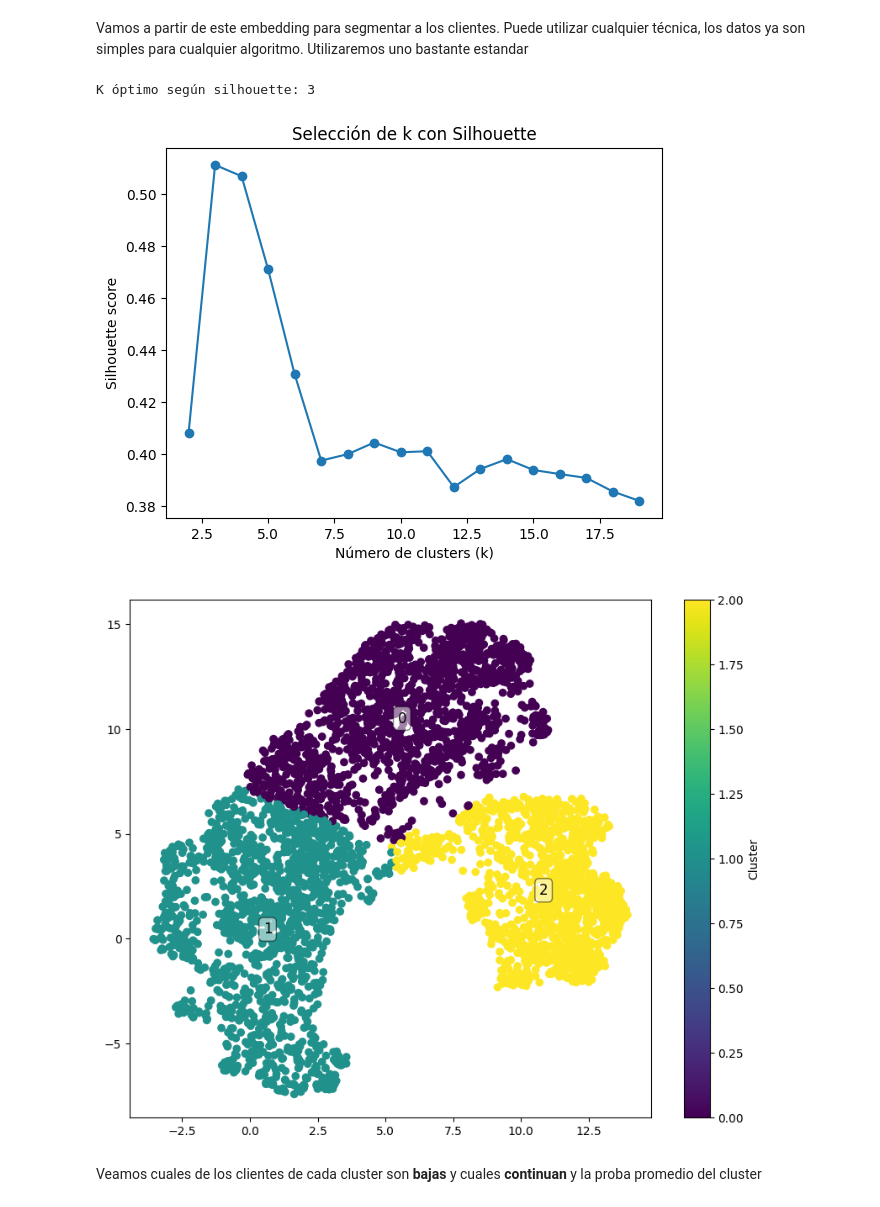
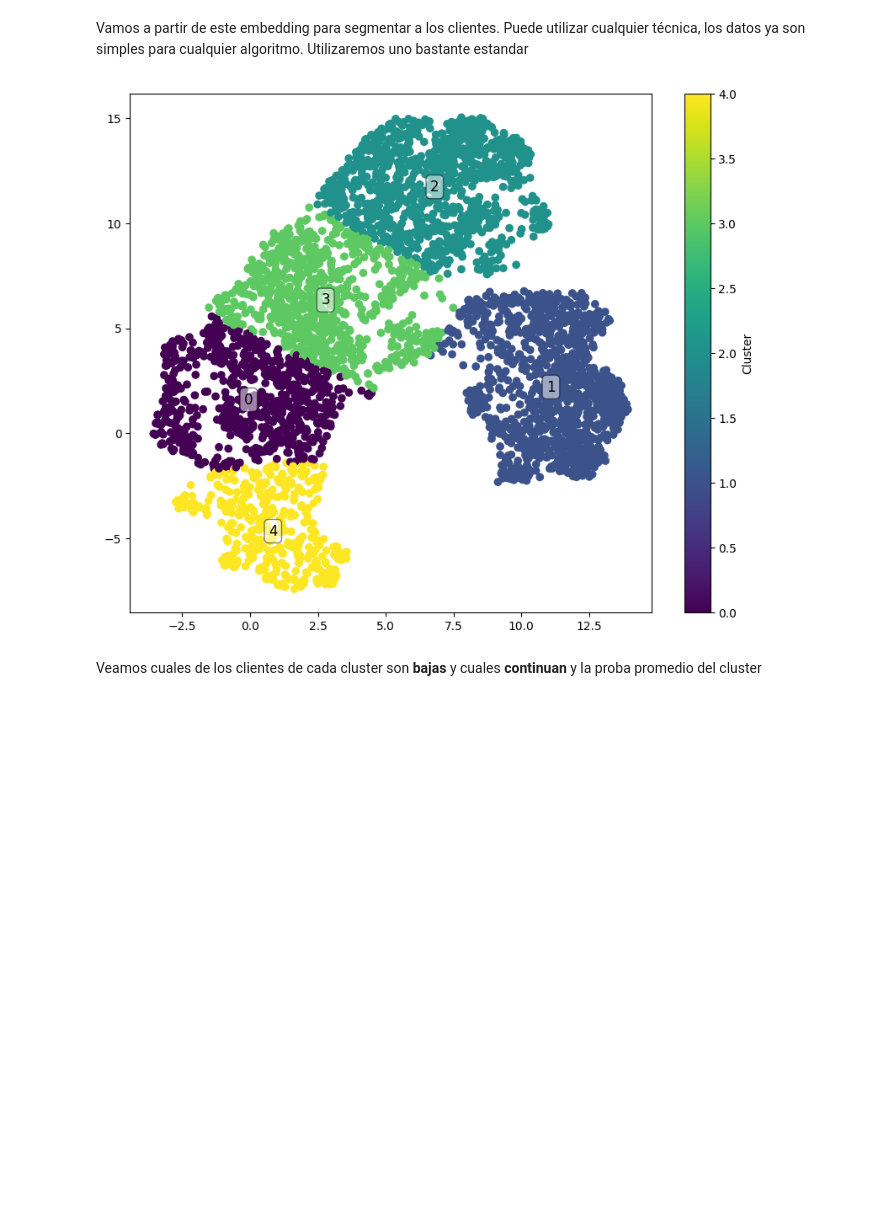
Before and after one commit to facusm/proyecto_churn_machine_learning, a Jupyter notebook: notebooks/segmentacion.ipynb, the cells around one changed output. Cells and saved outputs as stored; diff of their text form; code cells hidden in the pictures; blank space fills up the shorter version.

```diff
--- a/notebooks/segmentacion.ipynb
+++ b/notebooks/segmentacion.ipynb
@@ -174,53 +178,25 @@ plt.show()
 # %% [markdown]
 Vamos a partir de este embedding para segmentar a los clientes. Puede utilizar cualquier técnica, los datos ya son simples para cualquier algoritmo. Utilizaremos uno bastante estandar
 # %%
-import numpy as np
-import matplotlib.pyplot as plt
 from sklearn.cluster import KMeans
-from sklearn.metrics import silhouette_score
 
-# rango de k a evaluar
-K_range = range(2, 20)
-
-silhouette_scores = []
-
-for k in K_range:
-    kmeans = KMeans(n_clusters=k, random_state=semilla, n_init=10)
-    clusters = kmeans.fit_predict(embedding_rf)
-    score = silhouette_score(embedding_rf, clusters)
-    silhouette_scores.append(score)
-
-# elegir k óptimo
-k_opt = K_range[np.argmax(silhouette_scores)]
-print(f"K óptimo según silhouette: {k_opt}")
-
-# entrenar con el k óptimo
-kmeans = KMeans(n_clusters=k_opt, random_state=semilla, n_init=10)
+kmeans = KMeans(n_clusters=5, random_state=17, n_init=10)
 clusters = kmeans.fit_predict(embedding_rf)
 
-# graficar silhouette vs k
-plt.plot(K_range, silhouette_scores, marker='o')
-plt.xlabel("Número de clusters (k)")
-plt.ylabel("Silhouette score")
-plt.title("Selección de k con Silhouette")
-plt.show()
 
-# graficar clusters en el embedding
 plt.figure(figsize=(10, 8))
 plt.scatter(embedding_rf[:, 0], embedding_rf[:, 1], c=clusters, cmap='viridis')
 plt.colorbar(label='Cluster')
 
 for cluster_label in sorted(np.unique(clusters)):
     cluster_points = embedding_rf[clusters == cluster_label]
     centroid = cluster_points.mean(axis=0)
     plt.text(centroid[0], centroid[1], str(cluster_label), fontsize=12, ha='center', va='center', color='black',
              bbox=dict(boxstyle='round,pad=0.3', fc='white', alpha=0.5))
 
 plt.show()
 # %% [output]
-K óptimo según silhouette: 3
-[figure, old version]
+[figure, new version]
-[figure, removed]
 # %% [markdown]
 Veamos cuales de los clientes de cada cluster son **bajas** y cuales **continuan** y la proba promedio del cluster
 # %%
```
Also changed, not shown: parts of 30 cells of this notebook.
